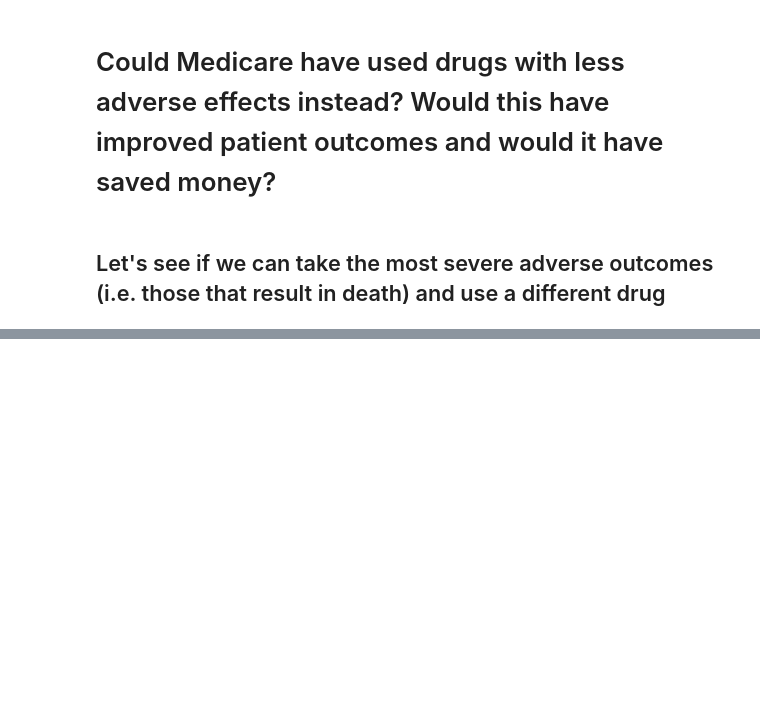
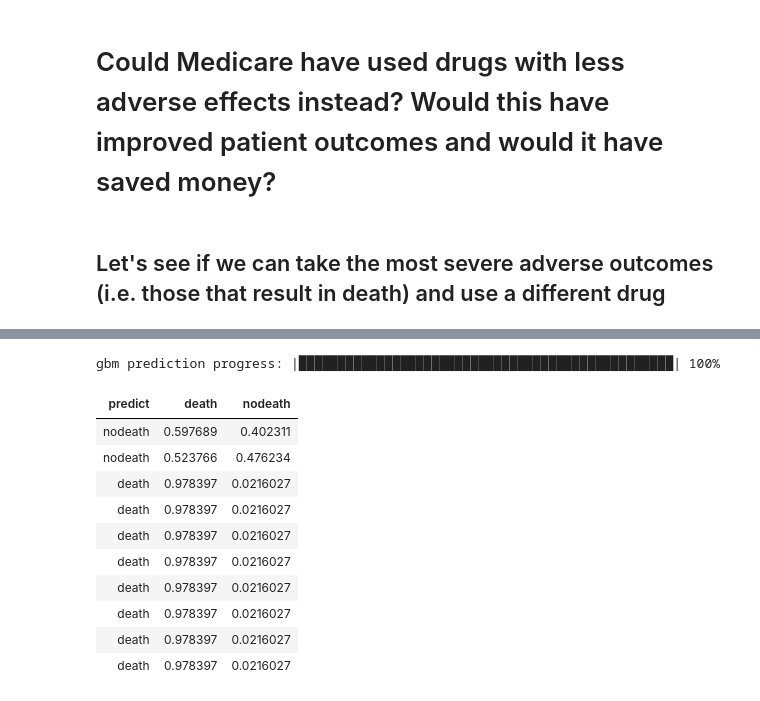
Before and after one commit to bensuutari/Enigma_Healthcare, a Jupyter notebook: Analysis.ipynb, the cells around one changed output, grey strips where cells are left out. Drawn from its saved outputs; the diff is of its cells as text; code cells hidden in the pictures; blank space fills up the shorter version.

```diff
--- a/Analysis.ipynb
+++ b/Analysis.ipynb
@@ -302,0 +375,16 @@ $$$$$$$$$$$$$$$$$$$$$$$$$$$$$$$$
+# %%
+predictions = outcome_GBM.predict(test)
+predictions.show()
+# %% [output]
+gbm prediction progress: |████████████████████████████████████████████████| 100%
+| predict | death | nodeath |
+| nodeath | 0.597689 | 0.402311 |
+| nodeath | 0.523766 | 0.476234 |
+| death | 0.978397 | 0.0216027 |
+| death | 0.978397 | 0.0216027 |
+| death | 0.978397 | 0.0216027 |
+| death | 0.978397 | 0.0216027 |
+| death | 0.978397 | 0.0216027 |
+| death | 0.978397 | 0.0216027 |
+| death | 0.978397 | 0.0216027 |
+| death | 0.978397 | 0.0216027 |
```
Also changed, not shown: parts of 36 cells of this notebook.
